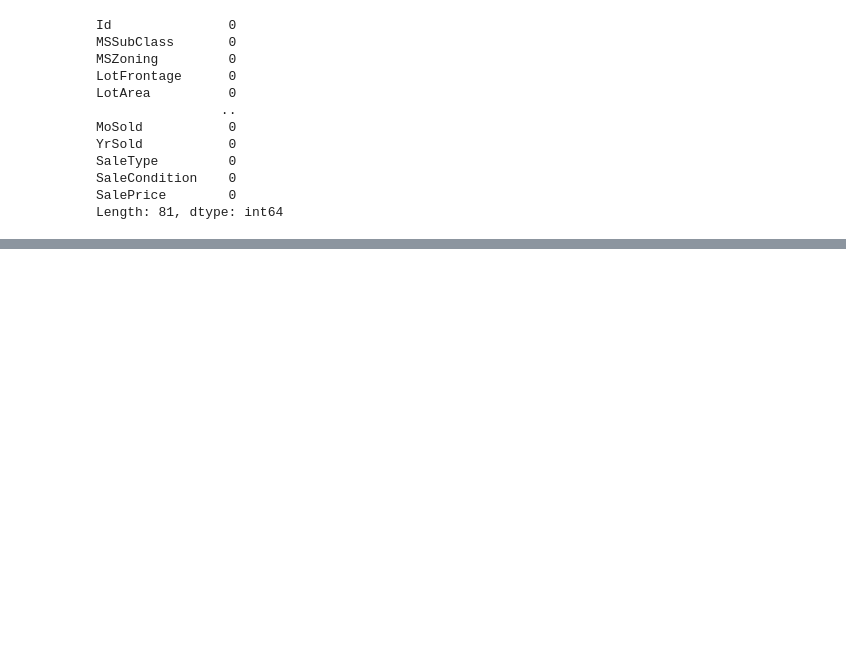
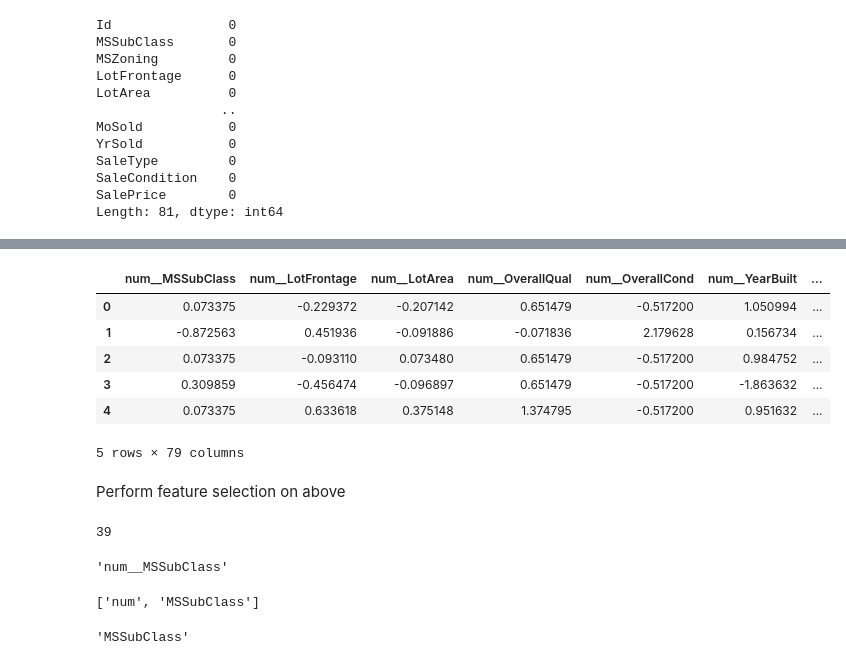
Before and after one commit to AKVITA380/Machine-Learning-Model-Project, a Jupyter notebook: MLR Project/Regression.ipynb, the cells around one changed output, grey strips where cells are left out. Saved outputs shown, nothing was run; the diff lists cells and outputs as text; code cells hidden in the pictures; blank space fills up the shorter version.

```diff
--- a/MLR Project/Regression.ipynb
+++ b/MLR Project/Regression.ipynb
@@ -205,3 +205,6 @@ SaleType         0
 SaleCondition    0
 SalePrice        0
 Length: 81, dtype: int64
+# %%
+cat=list(X.columns[X.dtypes=='object'])
+con=list(X.columns[X.dtypes!='object'])
@@ -207,0 +256,6 @@ Length: 81, dtype: int64
+# %%
+num_pipe1 = Pipeline(steps=[('impute', SimpleImputer(strategy='mean')),
+                            ('scaler', StandardScaler())])
+# %%
+cat_pipe1 = Pipeline(steps=[('impute', SimpleImputer(strategy='most_frequent')),
+                            ('ordinal', OrdinalEncoder())])
@@ -207,0 +265,13 @@ Length: 81, dtype: int64
+# %%
+X_pre = pre1.fit_transform(X)
+X_pre.head()
+# %% [output]
+|  | num__MSSubClass | num__LotFrontage | num__LotArea | num__OverallQual | num__OverallCond | num__YearBuilt | ... |
+| 0 | 0.073375 | -0.229372 | -0.207142 | 0.651479 | -0.517200 | 1.050994 | ... |
+| 1 | -0.872563 | 0.451936 | -0.091886 | -0.071836 | 2.179628 | 0.156734 | ... |
+| 2 | 0.073375 | -0.093110 | 0.073480 | 0.651479 | -0.517200 | 0.984752 | ... |
+| 3 | 0.309859 | -0.456474 | -0.096897 | 0.651479 | -0.517200 | -1.863632 | ... |
+| 4 | 0.073375 | 0.633618 | 0.375148 | 1.374795 | -0.517200 | 0.951632 | ... |
+5 rows × 79 columns
+# %% [markdown]
+Perform feature selection on above
@@ -207,0 +290,16 @@ Length: 81, dtype: int64
+# %%
+len(sel_cols)
+# %% [output]
+39
+# %%
+sel_cols[0]
+# %% [output]
+'num__MSSubClass'
+# %%
+sel_cols[0].split('__')
+# %% [output]
+['num', 'MSSubClass']
+# %%
+sel_cols[0].split('__')[1]
+# %% [output]
+'MSSubClass'
```
Also changed, not shown: parts of 24 cells of this notebook.
